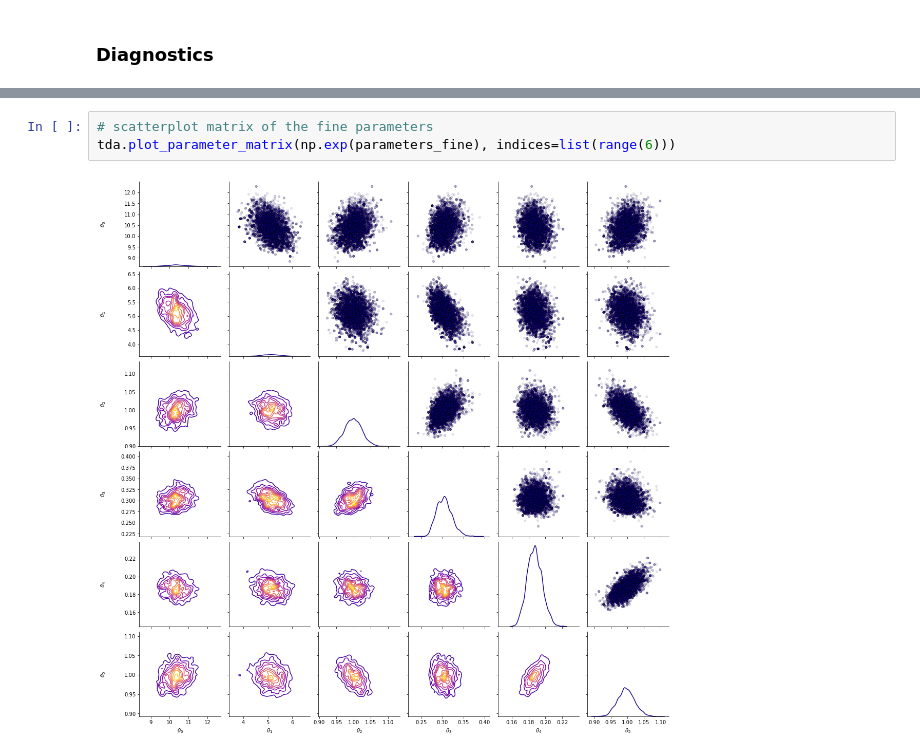
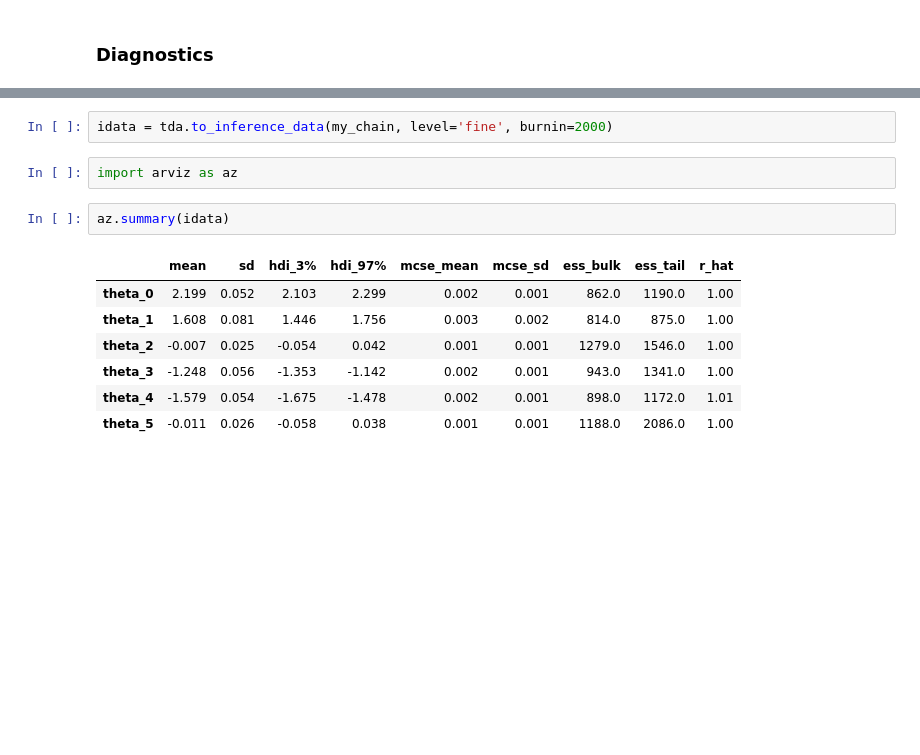
Before and after one commit to mikkelbue/tinyDA, a Jupyter notebook: examples/Delayed Acceptance.ipynb, the cells around one changed output, grey strips where cells are left out. Cells and saved outputs as stored; diff of their text form; blank space fills up the shorter version.

```diff
--- a/examples/Delayed Acceptance.ipynb
+++ b/examples/Delayed Acceptance.ipynb
@@ -204,5 +194,14 @@ tda.plot_parameters(parameters_coarse, indices=list(range(6)))
-# %%
-# scatterplot matrix of the fine parameters
-tda.plot_parameter_matrix(np.exp(parameters_fine), indices=list(range(6)))
-# %% [output]
-[figure, removed]
+# %%
+idata = tda.to_inference_data(my_chain, level='fine', burnin=2000)
+# %%
+import arviz as az
+# %%
+az.summary(idata)
+# %% [output]
+|  | mean | sd | hdi_3% | hdi_97% | mcse_mean | mcse_sd | ess_bulk | ess_tail | r_hat |
+| theta_0 | 2.199 | 0.052 | 2.103 | 2.299 | 0.002 | 0.001 | 862.0 | 1190.0 | 1.00 |
+| theta_1 | 1.608 | 0.081 | 1.446 | 1.756 | 0.003 | 0.002 | 814.0 | 875.0 | 1.00 |
+| theta_2 | -0.007 | 0.025 | -0.054 | 0.042 | 0.001 | 0.001 | 1279.0 | 1546.0 | 1.00 |
+| theta_3 | -1.248 | 0.056 | -1.353 | -1.142 | 0.002 | 0.001 | 943.0 | 1341.0 | 1.00 |
+| theta_4 | -1.579 | 0.054 | -1.675 | -1.478 | 0.002 | 0.001 | 898.0 | 1172.0 | 1.01 |
+| theta_5 | -0.011 | 0.026 | -0.058 | 0.038 | 0.001 | 0.001 | 1188.0 | 2086.0 | 1.00 |
```
Also changed, not shown: parts of 12 cells of this notebook, 7 other files.
